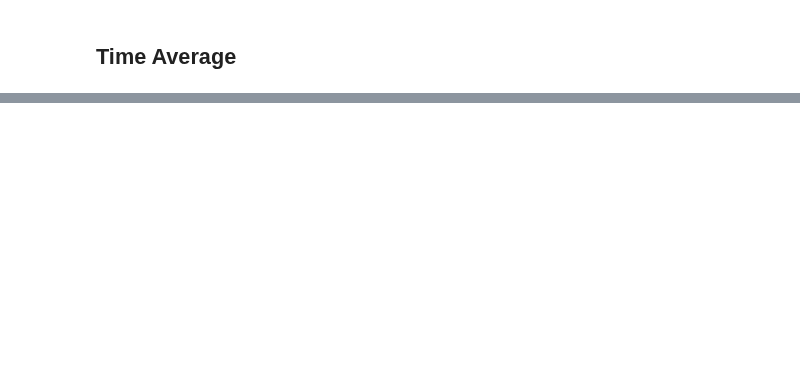
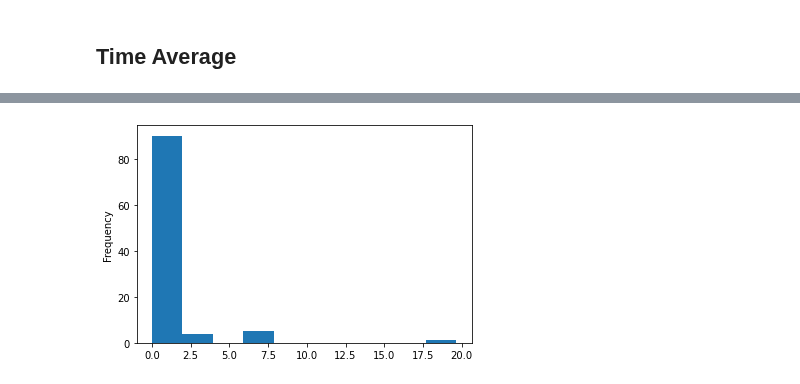
Before and after one commit to lucaberlanda/Magazzino, a Jupyter notebook: Economics/Ergodicity.ipynb, the cells around one changed output, grey strips where cells are left out. Saved outputs shown, nothing was run; the diff lists cells and outputs as text; code cells hidden in the pictures; blank space fills up the shorter version.

```diff
--- a/Economics/Ergodicity.ipynb
+++ b/Economics/Ergodicity.ipynb
@@ -39,0 +61,5 @@ plt.show()
+# %%
+w_paths.loc[100, :].plot(kind='hist')
+plt.show()
+# %% [output]
+[figure, added]
```
Also changed, not shown: parts of 12 cells of this notebook, 1 other file.
